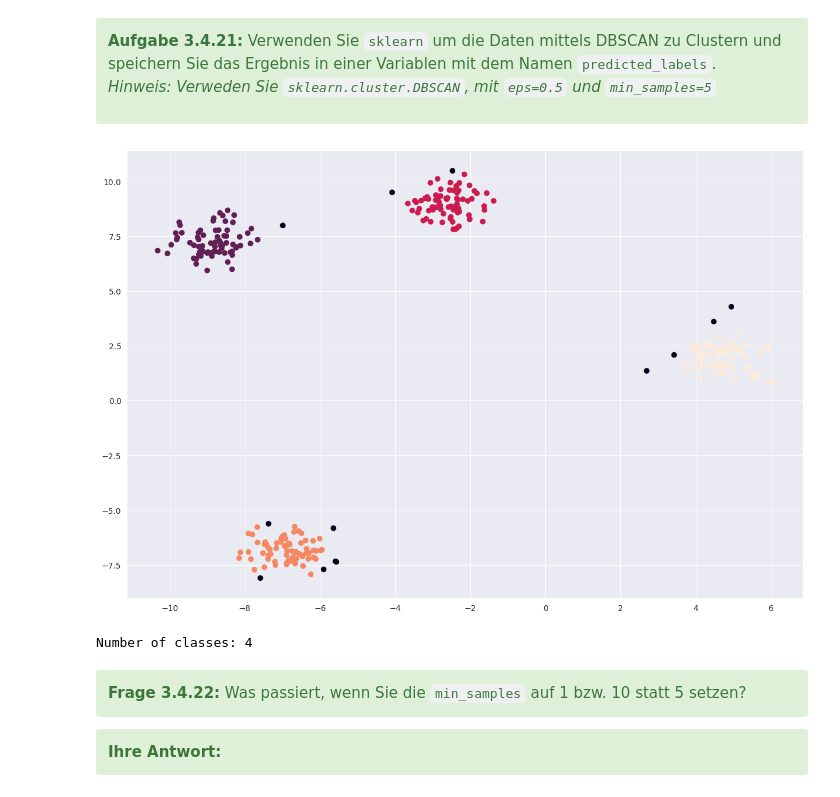
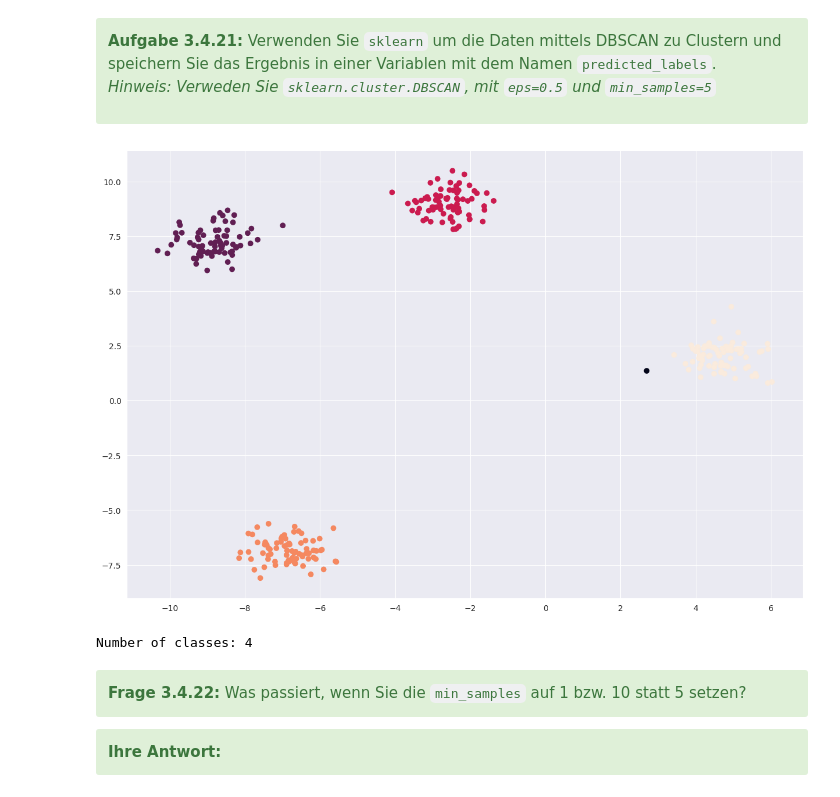
Before and after one commit to Zirve04/mashine-learning, a Jupyter notebook: Woche 3/4 K-Means-Clustering.ipynb, the cells around one changed output. Saved outputs shown, nothing was run; the diff lists cells and outputs as text; code cells hidden in the pictures.

```diff
--- a/Woche 3/4 K-Means-Clustering.ipynb
+++ b/Woche 3/4 K-Means-Clustering.ipynb
@@ -524,18 +524,18 @@ _Hinweis: Verweden Sie <code>sklearn.cluster.DBSCAN</code>, mit <code>eps=0.5</c
 # %%
 # STUDENT CODE HERE
 from sklearn.cluster import DBSCAN
-model = DBSCAN(eps=0.5, min_samples=5)
+model = DBSCAN(eps=1, min_samples=5)
 model.fit(X_blob)
 predicted_labels = model.labels_
 # STUDENT CODE until HERE
 plt.figure(figsize=(15,10))
 plt.scatter(
     X_blob[:, 0], X_blob[:, 1], c=predicted_labels
 )
 plt.show()
 print('Number of classes: {}'.format(len(list(filter(lambda x: x != -1 , set(predicted_labels))))))
 # %% [output]
-[figure, old version]
+[figure, new version]
 Number of classes: 4
 # %% [markdown]
 <div class="alert alert-block alert-success">
```
